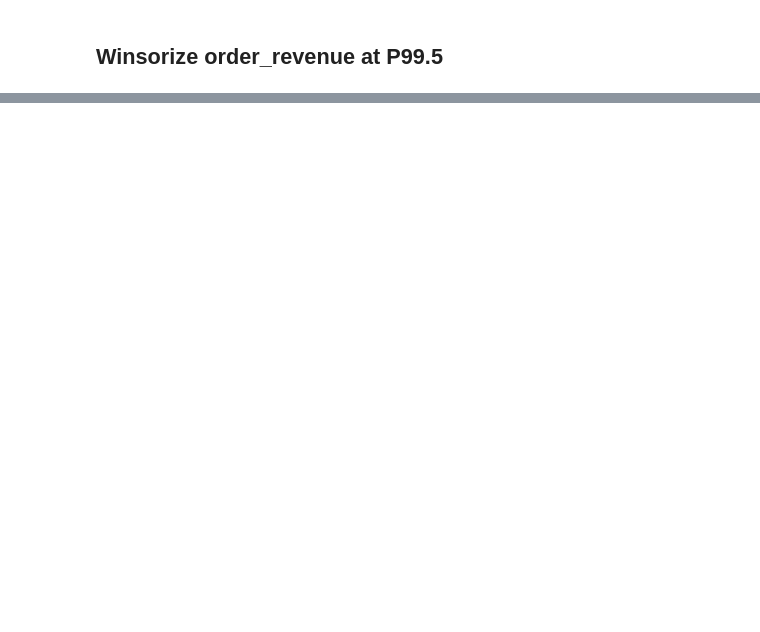
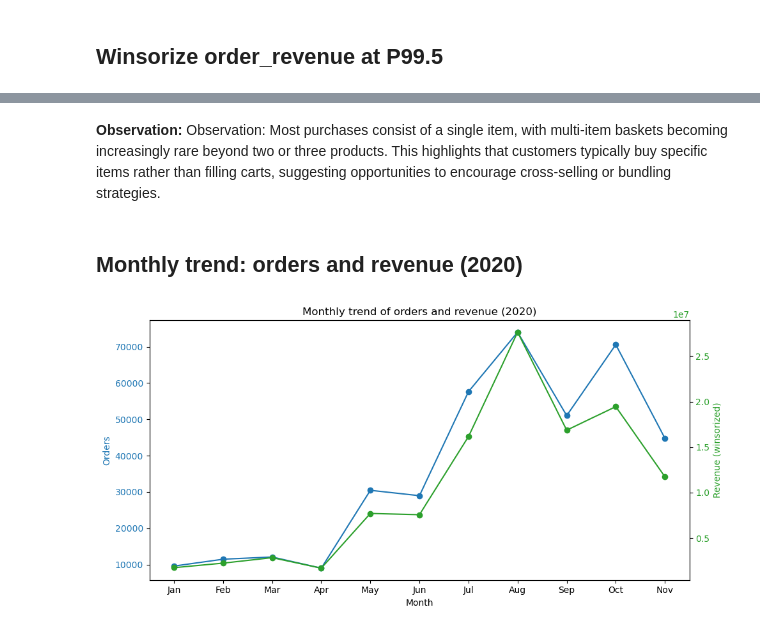
Before and after one commit to ayan978/Customer-Retention-Analysis-and-RFM-Segmentation-in-E-commerce, a Jupyter notebook: notebooks/customer_retention_rfm_segmentation.ipynb, the cells around one changed output, grey strips where cells are left out. Drawn from its saved outputs; the diff is of its cells as text; code cells hidden in the pictures; blank space fills up the shorter version.

```diff
--- a/notebooks/customer_retention_rfm_segmentation.ipynb
+++ b/notebooks/customer_retention_rfm_segmentation.ipynb
@@ -359,0 +417,39 @@ orders[["order_revenue","order_revenue_cap"]].describe(percentiles=[.5,.75,.9,.9
+# %% [markdown]
+**Observation:** Observation: Most purchases consist of a single item, with multi-item baskets becoming increasingly rare beyond two or three products. This highlights that customers typically buy specific items rather than filling carts, suggesting opportunities to encourage cross-selling or bundling strategies.
+# %% [markdown]
+## Monthly trend: orders and revenue (2020)
+# %%
+## Monthly trend: orders and revenue (2020)
+
+monthly = (
+    orders.set_index("order_dt")
+    .resample("M")
+    .agg(
+        orders_count=("order_id", "count"),
+        revenue=("order_revenue_cap", "sum")
+    )
+    .reset_index()
+)
+
+# Add month names for labels
+monthly["month_name"] = monthly["order_dt"].dt.strftime("%b")  # 'Jan', 'Feb', etc.
+
+fig, ax1 = plt.subplots(figsize=(10,5))
+
+color = "tab:blue"
+ax1.set_xlabel("Month")
+ax1.set_ylabel("Orders", color=color)
+ax1.plot(monthly["month_name"], monthly["orders_count"], marker="o", color=color, label="Orders")
+ax1.tick_params(axis="y", labelcolor=color)
+
+ax2 = ax1.twinx()
+color = "tab:green"
+ax2.set_ylabel("Revenue (winsorized)", color=color)
+ax2.plot(monthly["month_name"], monthly["revenue"], marker="o", color=color, label="Revenue")
+ax2.tick_params(axis="y", labelcolor=color)
+
+plt.title("Monthly trend of orders and revenue (2020)")
+fig.tight_layout()
+plt.show()
+# %% [output]
+[figure, added]
```
Also changed, not shown: parts of 32 cells of this notebook.
